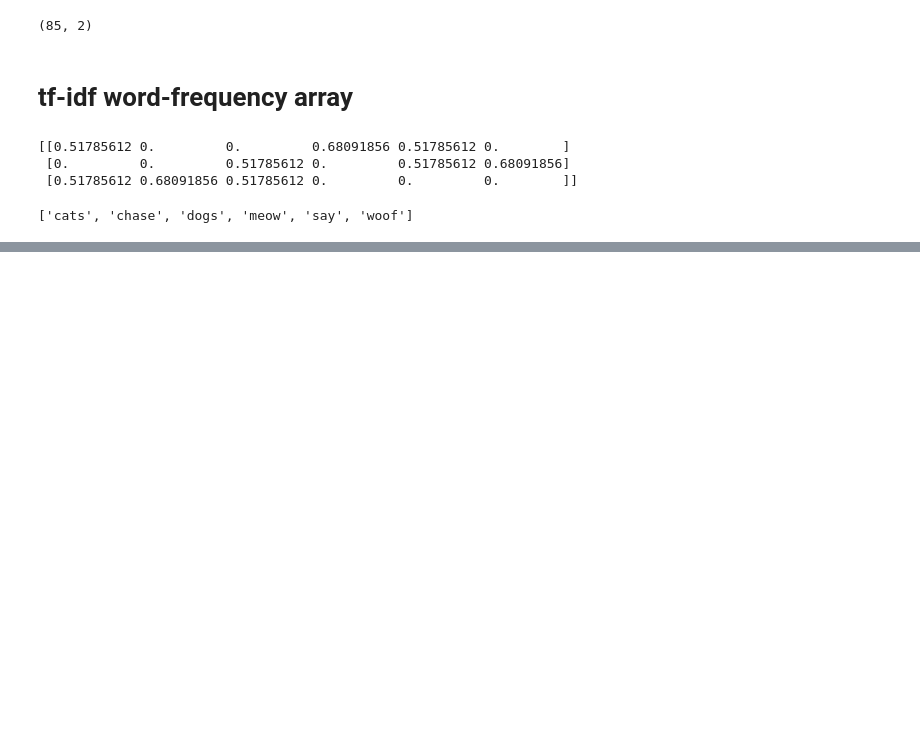
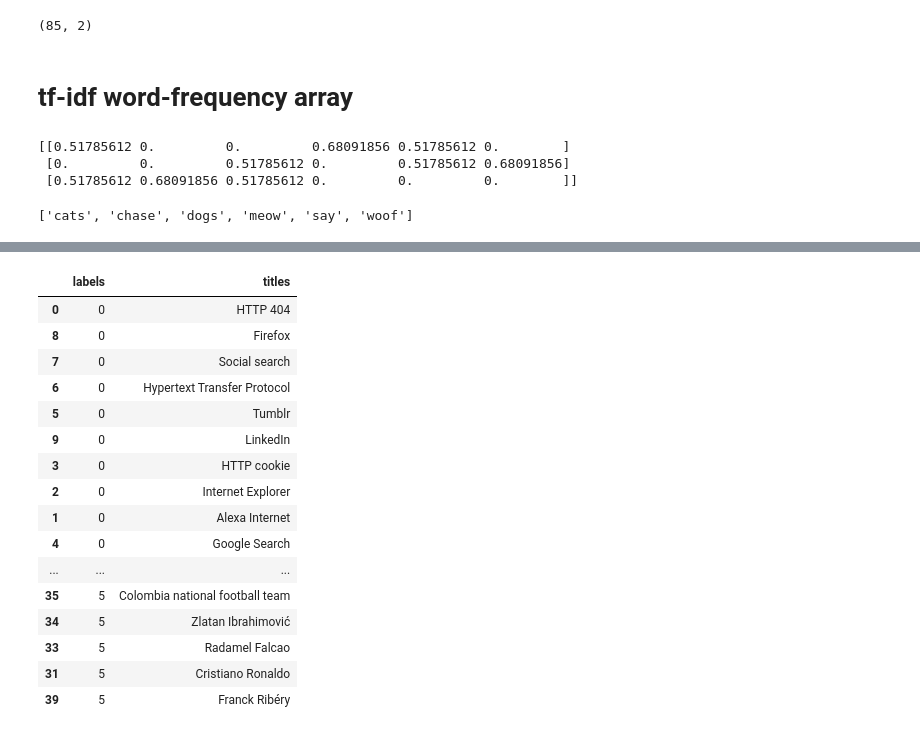
Before and after one commit to loujoseftan/DCML, a Jupyter notebook: course2-decorr.ipynb, the cells around one changed output, grey strips where cells are left out. Saved outputs shown, nothing was run; the diff lists cells and outputs as text; code cells hidden in the pictures; blank space fills up the shorter version.

```diff
--- a/course2-decorr.ipynb
+++ b/course2-decorr.ipynb
@@ -229,0 +246,3 @@ model3 = Pipeline(steps)
+# %%
+# get list of titles
+titles = list(articles.index.to_numpy())
@@ -229,0 +262,26 @@ model3 = Pipeline(steps)
+# %%
+# calculate cluster labels
+labels = model3.predict(articles_)
+# %%
+# create df aligning labels with titles
+df = pd.DataFrame({'labels': labels,
+                   'titles': titles})
+df.sort_values('labels')
+# %% [output]
+|  | labels | titles |
+| 0 | 0 | HTTP 404 |
+| 8 | 0 | Firefox |
+| 7 | 0 | Social search |
+| 6 | 0 | Hypertext Transfer Protocol |
+| 5 | 0 | Tumblr |
+| 9 | 0 | LinkedIn |
+| 3 | 0 | HTTP cookie |
+| 2 | 0 | Internet Explorer |
+| 1 | 0 | Alexa Internet |
+| 4 | 0 | Google Search |
+| ... | ... | ... |
+| 35 | 5 | Colombia national football team |
+| 34 | 5 | Zlatan Ibrahimović |
+| 33 | 5 | Radamel Falcao |
+| 31 | 5 | Cristiano Ronaldo |
+| 39 | 5 | Franck Ribéry |
```
Also changed, not shown: parts of 7 cells of this notebook.
